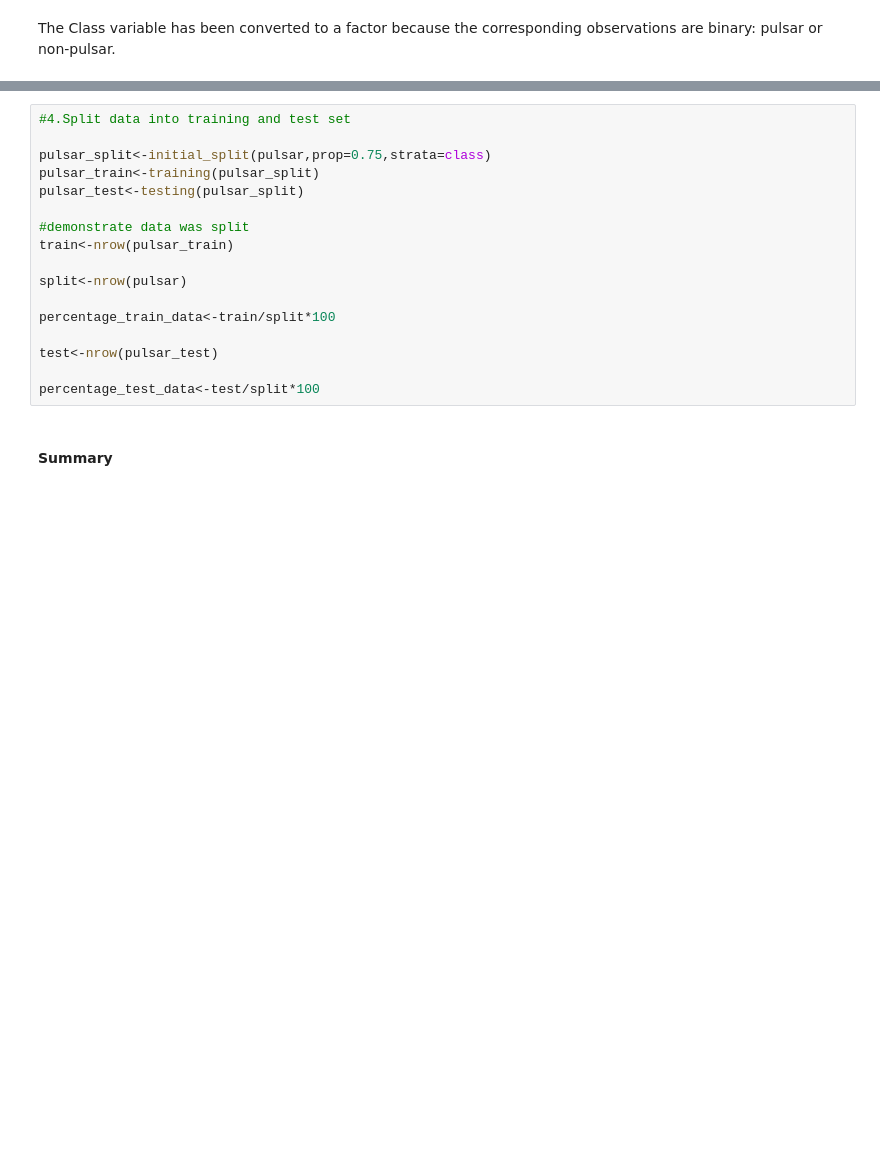
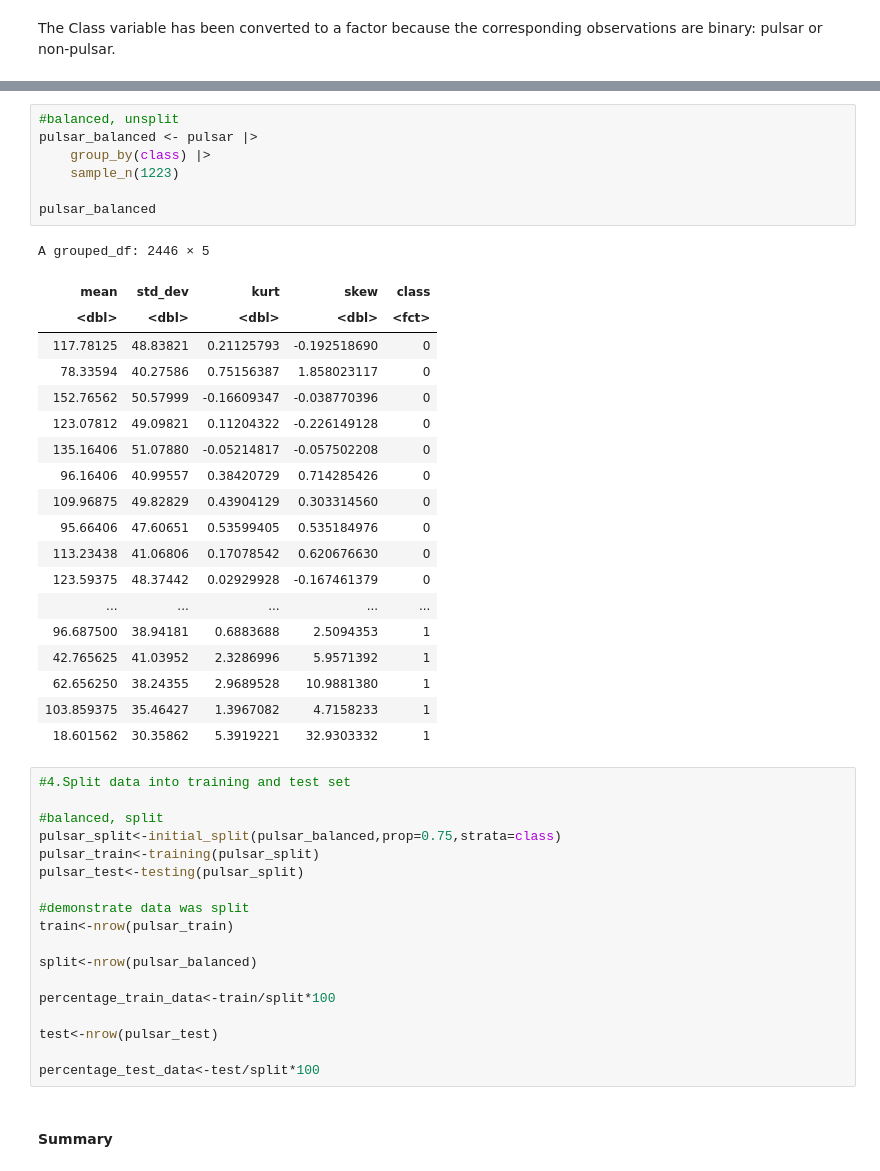
Before and after one commit to madisongill/dsci-100-2023s-group-39-section-002, a Jupyter notebook: project_proposal-Copy1.ipynb, the cells around one changed output, grey strips where cells are left out. Saved outputs shown, nothing was run; the diff lists cells and outputs as text; blank space fills up the shorter version.

```diff
--- a/project_proposal-Copy1.ipynb
+++ b/project_proposal-Copy1.ipynb
@@ -90,14 +119,42 @@ select(mean, std_dev, kurt, skew, class)
+# %%
+#balanced, unsplit
+pulsar_balanced <- pulsar |>
+    group_by(class) |>
+    sample_n(1223)
+
+pulsar_balanced
+# %% [output]
+A grouped_df: 2446 × 5
+| mean | std_dev | kurt | skew | class |
+| <dbl> | <dbl> | <dbl> | <dbl> | <fct> |
+| 117.78125 | 48.83821 | 0.21125793 | -0.192518690 | 0 |
+| 78.33594 | 40.27586 | 0.75156387 | 1.858023117 | 0 |
+| 152.76562 | 50.57999 | -0.16609347 | -0.038770396 | 0 |
+| 123.07812 | 49.09821 | 0.11204322 | -0.226149128 | 0 |
+| 135.16406 | 51.07880 | -0.05214817 | -0.057502208 | 0 |
+| 96.16406 | 40.99557 | 0.38420729 | 0.714285426 | 0 |
+| 109.96875 | 49.82829 | 0.43904129 | 0.303314560 | 0 |
+| 95.66406 | 47.60651 | 0.53599405 | 0.535184976 | 0 |
+| 113.23438 | 41.06806 | 0.17078542 | 0.620676630 | 0 |
+| 123.59375 | 48.37442 | 0.02929928 | -0.167461379 | 0 |
+| ... | ... | ... | ... | ... |
+| 96.687500 | 38.94181 | 0.6883688 | 2.5094353 | 1 |
+| 42.765625 | 41.03952 | 2.3286996 | 5.9571392 | 1 |
+| 62.656250 | 38.24355 | 2.9689528 | 10.9881380 | 1 |
+| 103.859375 | 35.46427 | 1.3967082 | 4.7158233 | 1 |
+| 18.601562 | 30.35862 | 5.3919221 | 32.9303332 | 1 |
 # %%
 #4.Split data into training and test set
 
-pulsar_split<-initial_split(pulsar,prop=0.75,strata=class)
+#balanced, split
+pulsar_split<-initial_split(pulsar_balanced,prop=0.75,strata=class)
 pulsar_train<-training(pulsar_split)
 pulsar_test<-testing(pulsar_split)
 
 #demonstrate data was split
 train<-nrow(pulsar_train)
 
-split<-nrow(pulsar)
+split<-nrow(pulsar_balanced)
 
 percentage_train_data<-train/split*100
 
```
Also changed, not shown: parts of 9 cells of this notebook.
